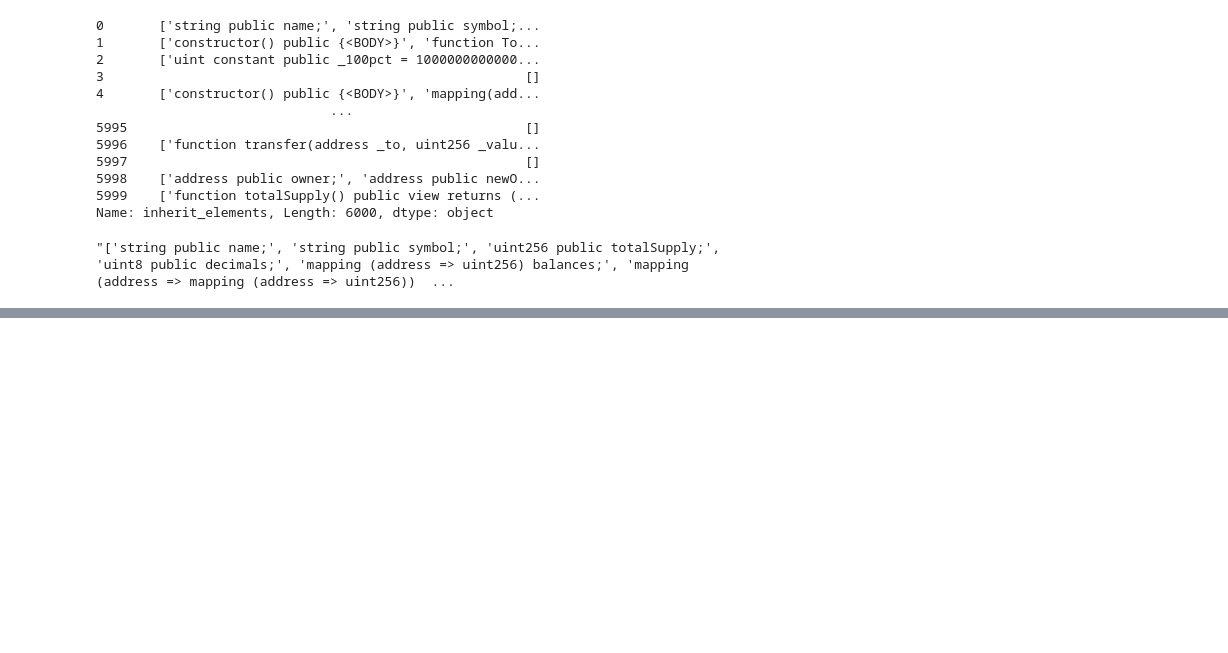
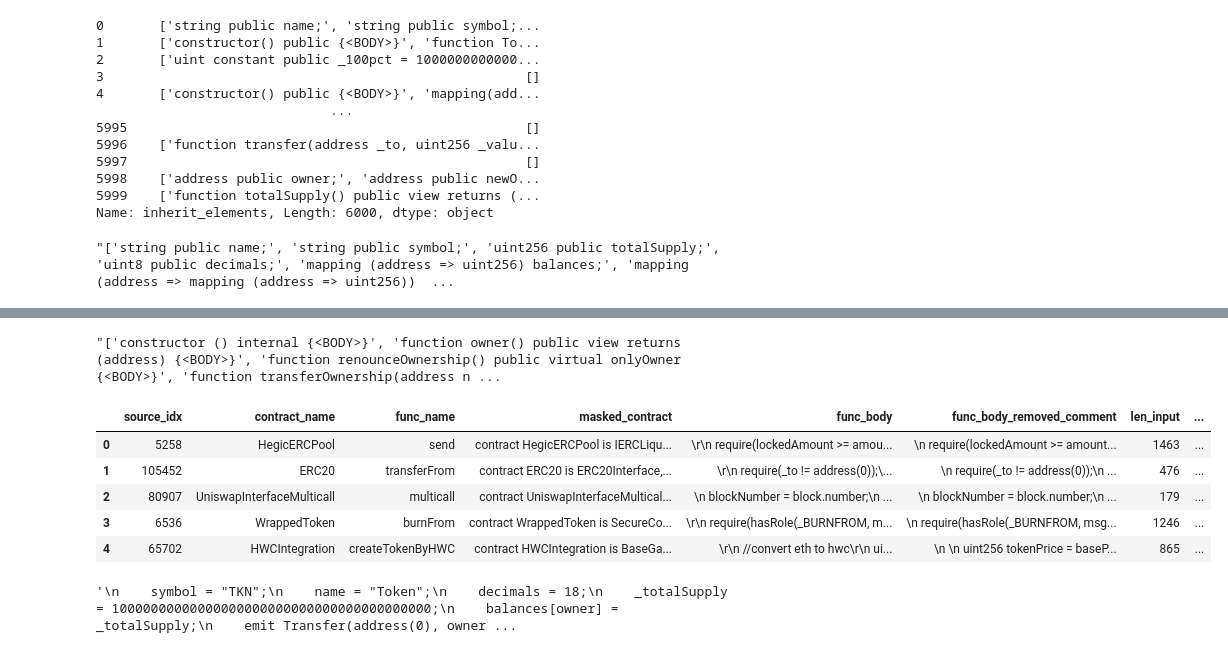
Before and after one commit to echodrift/code-generation, a Jupyter notebook: experiment/playground.ipynb, the cells around one changed output, grey strips where cells are left out. Drawn from its saved outputs; the diff is of its cells as text; code cells hidden in the pictures; blank space fills up the shorter version.

```diff
--- a/experiment/playground.ipynb
+++ b/experiment/playground.ipynb
@@ -826,0 +997,20 @@ result.loc[0, "inherit_elements"]
+# %%
+valid.loc[0, "inherit_elements"]
+# %% [output]
+"['constructor () internal {<BODY>}', 'function owner() public view returns (address) {<BODY>}', 'function renounceOwnership() public virtual onlyOwner {<BODY>}', 'function transferOwnership(address n ...
+# %%
+import pandas as pd
+
+test = pd.read_json("/home/hieuvd/lvdthieu/CodeGen/data/test/refine/test.jsonl", lines=True)
+test.head()
+# %% [output]
+|  | source_idx | contract_name | func_name | masked_contract | func_body | func_body_removed_comment | len_input | ... |
+| 0 | 5258 | HegicERCPool | send | contract HegicERCPool is IERCLiqu... | \r\n require(lockedAmount >= amou... | \n require(lockedAmount >= amount... | 1463 | ... |
+| 1 | 105452 | ERC20 | transferFrom | contract ERC20 is ERC20Interface,... | \r\n require(_to != address(0));\... | \n require(_to != address(0));\n ... | 476 | ... |
+| 2 | 80907 | UniswapInterfaceMulticall | multicall | contract UniswapInterfaceMultical... | \n blockNumber = block.number;\n ... | \n blockNumber = block.number;\n ... | 179 | ... |
+| 3 | 6536 | WrappedToken | burnFrom | contract WrappedToken is SecureCo... | \r\n require(hasRole(_BURNFROM, m... | \n require(hasRole(_BURNFROM, msg... | 1246 | ... |
+| 4 | 65702 | HWCIntegration | createTokenByHWC | contract HWCIntegration is BaseGa... | \r\n //convert eth to hwc\r\n ui... | \n \n uint256 tokenPrice = baseP... | 865 | ... |
+# %%
+test.loc[2,"deepseek_output"]
+# %% [output]
+'\n    symbol = "TKN";\n    name = "Token";\n    decimals = 18;\n    _totalSupply = 10000000000000000000000000000000000000000;\n    balances[owner] = _totalSupply;\n    emit Transfer(address(0), owner ...
```
Also changed, not shown: parts of 16 cells of this notebook, 4 other files.
